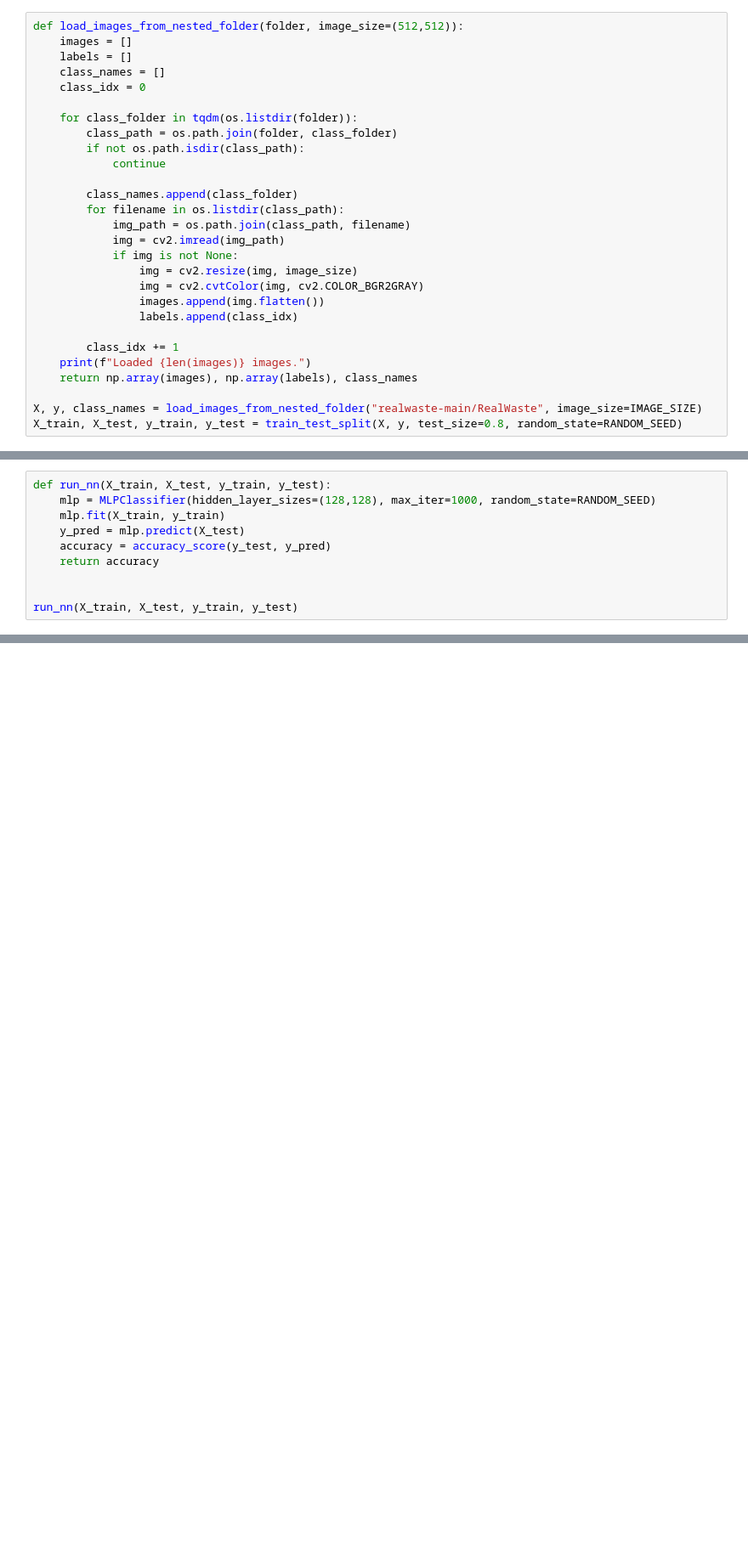
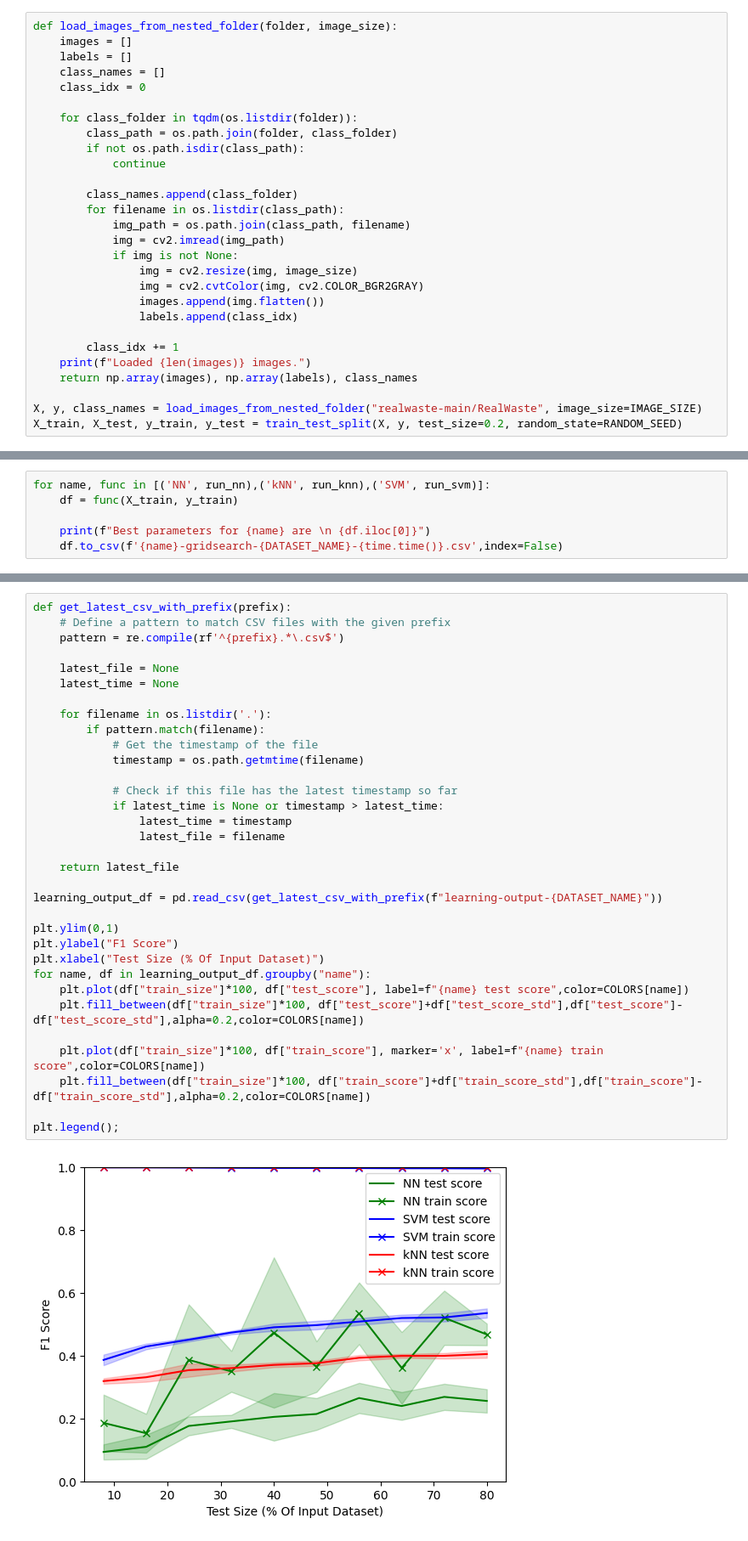
Before and after one commit to TimLampen/7641, a Jupyter notebook: a1/assignment1-realwaste.ipynb, the cells around one changed output, grey strips where cells are left out. Shown: that part at 85% size. Drawn from its saved outputs; the diff is of its cells as text; blank space fills up the shorter version.

```diff
--- a/a1/assignment1-realwaste.ipynb
+++ b/a1/assignment1-realwaste.ipynb
@@ -21,5 +33,5 @@ LOCK = threading.Lock()
 # %%
-def load_images_from_nested_folder(folder, image_size=(512,512)):
+def load_images_from_nested_folder(folder, image_size):
     images = []
     labels = []
     class_names = []
@@ -45,4 +57,4 @@ def load_images_from_nested_folder(folder, image_size=(512,512)):
     return np.array(images), np.array(labels), class_names
 
 X, y, class_names = load_images_from_nested_folder("realwaste-main/RealWaste", image_size=IMAGE_SIZE)
-X_train, X_test, y_train, y_test = train_test_split(X, y, test_size=0.8, random_state=RANDOM_SEED)
+X_train, X_test, y_train, y_test = train_test_split(X, y, test_size=0.2, random_state=RANDOM_SEED)
@@ -63,10 +62,0 @@ for k in [1,2,3,5,10,25,50, 100]:
-# %%
-def run_nn(X_train, X_test, y_train, y_test):
-    mlp = MLPClassifier(hidden_layer_sizes=(128,128), max_iter=1000, random_state=RANDOM_SEED)
-    mlp.fit(X_train, y_train)
-    y_pred = mlp.predict(X_test)
-    accuracy = accuracy_score(y_test, y_pred)
-    return accuracy
-
-
-run_nn(X_train, X_test, y_train, y_test)
@@ -91,0 +102,6 @@ Accuracy for kernel=linear SVM is 34.74% runtime: 688s
+# %%
+for name, func in [('NN', run_nn),('kNN', run_knn),('SVM', run_svm)]:
+    df = func(X_train, y_train)
+
+    print(f"Best parameters for {name} are \n {df.iloc[0]}")
+    df.to_csv(f'{name}-gridsearch-{DATASET_NAME}-{time.time()}.csv',index=False)
@@ -91,0 +185,35 @@ Accuracy for kernel=linear SVM is 34.74% runtime: 688s
+# %%
+def get_latest_csv_with_prefix(prefix):
+    # Define a pattern to match CSV files with the given prefix
+    pattern = re.compile(rf'^{prefix}.*\.csv$')
+
+    latest_file = None
+    latest_time = None
+
+    for filename in os.listdir('.'):
+        if pattern.match(filename):
+            # Get the timestamp of the file
+            timestamp = os.path.getmtime(filename)
+
+            # Check if this file has the latest timestamp so far
+            if latest_time is None or timestamp > latest_time:
+                latest_time = timestamp
+                latest_file = filename
+
+    return latest_file
+
+learning_output_df = pd.read_csv(get_latest_csv_with_prefix(f"learning-output-{DATASET_NAME}"))
+
+plt.ylim(0,1)
+plt.ylabel("F1 Score")
+plt.xlabel("Test Size (% Of Input Dataset)")
+for name, df in learning_output_df.groupby("name"):
+    plt.plot(df["train_size"]*100, df["test_score"], label=f"{name} test score",color=COLORS[name])
+    plt.fill_between(df["train_size"]*100, df["test_score"]+df["test_score_std"],df["test_score"]-df["test_score_std"],alpha=0.2,color=COLORS[name])
+
+    plt.plot(df["train_size"]*100, df["train_score"], marker='x', label=f"{name} train score",color=COLORS[name])
+    plt.fill_between(df["train_size"]*100, df["train_score"]+df["train_score_std"],df["train_score"]-df["train_score_std"],alpha=0.2,color=COLORS[name])
+
+plt.legend();
+# %% [output]
+[figure, added]
```
Also changed, not shown: parts of 16 cells of this notebook, 32 other files.
